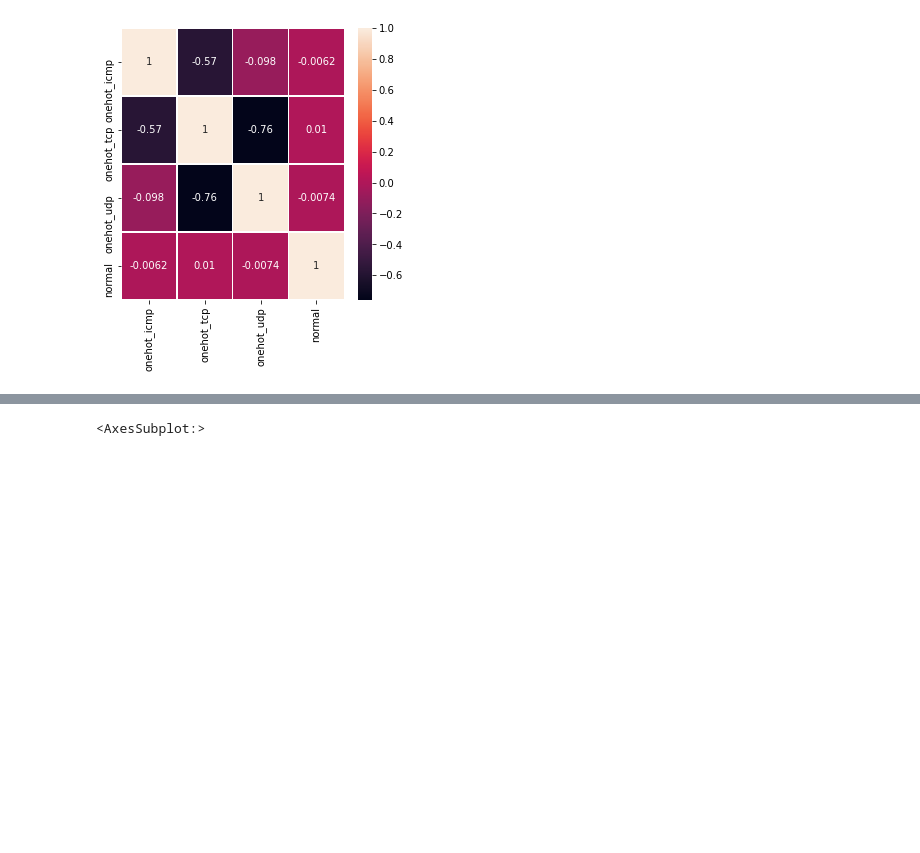
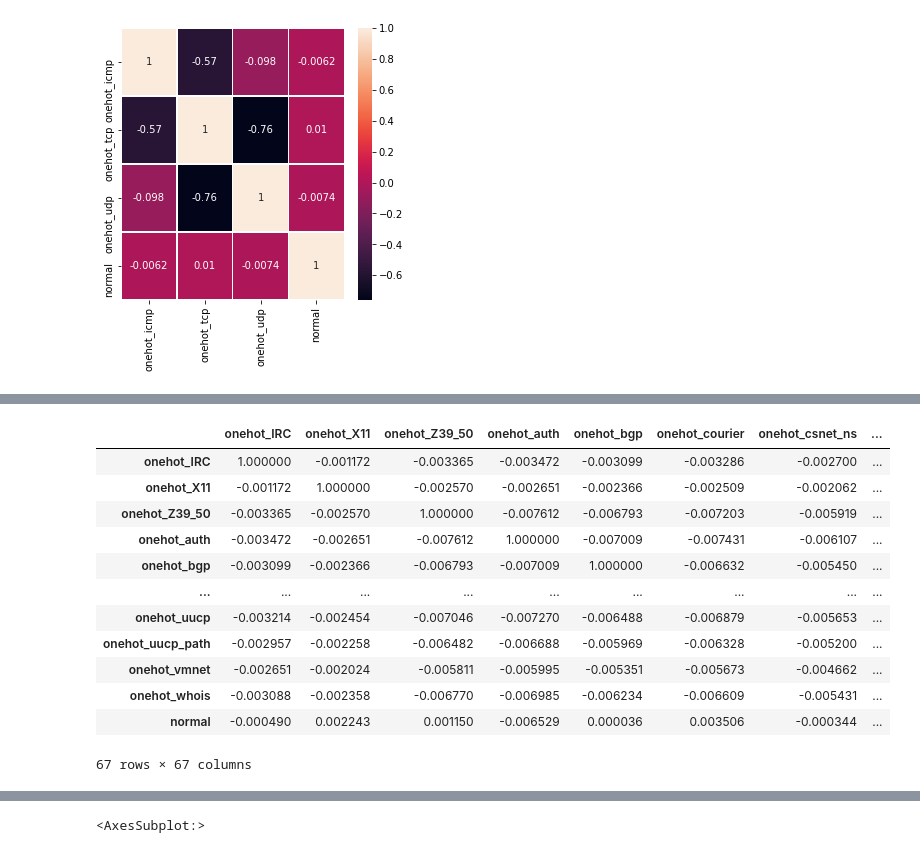
Before and after one commit to tzimk323/ML, a Jupyter notebook: ML-Tyannak.ipynb, the cells around one changed output, grey strips where cells are left out. Saved outputs shown, nothing was run; the diff lists cells and outputs as text; code cells hidden in the pictures; blank space fills up the shorter version.

```diff
--- a/ML-Tyannak.ipynb
+++ b/ML-Tyannak.ipynb
@@ -322,3 +404,19 @@ See the caveats in the documentation: https://pandas.pydata.org/pandas-docs/stab
+# %%
+XSC.corr()
+# %% [output]
+|  | onehot_IRC | onehot_X11 | onehot_Z39_50 | onehot_auth | onehot_bgp | onehot_courier | onehot_csnet_ns | ... |
+| onehot_IRC | 1.000000 | -0.001172 | -0.003365 | -0.003472 | -0.003099 | -0.003286 | -0.002700 | ... |
+| onehot_X11 | -0.001172 | 1.000000 | -0.002570 | -0.002651 | -0.002366 | -0.002509 | -0.002062 | ... |
+| onehot_Z39_50 | -0.003365 | -0.002570 | 1.000000 | -0.007612 | -0.006793 | -0.007203 | -0.005919 | ... |
+| onehot_auth | -0.003472 | -0.002651 | -0.007612 | 1.000000 | -0.007009 | -0.007431 | -0.006107 | ... |
+| onehot_bgp | -0.003099 | -0.002366 | -0.006793 | -0.007009 | 1.000000 | -0.006632 | -0.005450 | ... |
+| ... | ... | ... | ... | ... | ... | ... | ... | ... |
+| onehot_uucp | -0.003214 | -0.002454 | -0.007046 | -0.007270 | -0.006488 | -0.006879 | -0.005653 | ... |
+| onehot_uucp_path | -0.002957 | -0.002258 | -0.006482 | -0.006688 | -0.005969 | -0.006328 | -0.005200 | ... |
+| onehot_vmnet | -0.002651 | -0.002024 | -0.005811 | -0.005995 | -0.005351 | -0.005673 | -0.004662 | ... |
+| onehot_whois | -0.003088 | -0.002358 | -0.006770 | -0.006985 | -0.006234 | -0.006609 | -0.005431 | ... |
+| normal | -0.000490 | 0.002243 | 0.001150 | -0.006529 | 0.000036 | 0.003506 | -0.000344 | ... |
+67 rows × 67 columns
 # %%
 print(X.flag.value_counts())
 # ONLY TWO FEATURES CORROLATION FLAG
```
Also changed, not shown: parts of 25 cells of this notebook, 7 other files.
